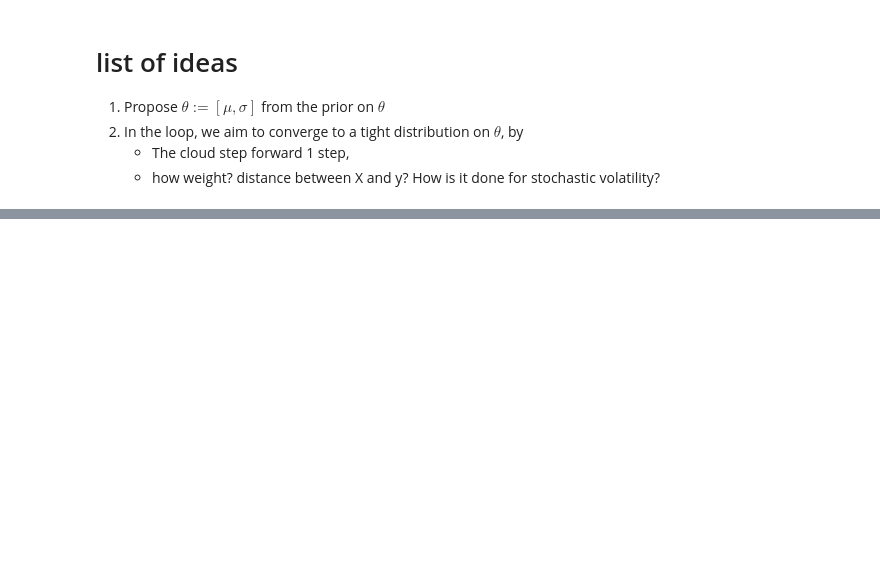
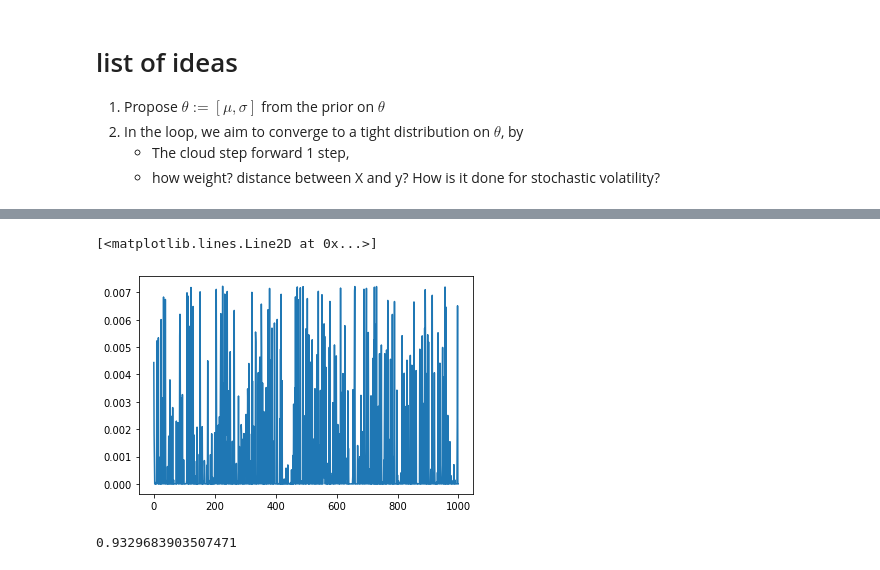
Before and after one commit to robineriksson/BayesOP, a Jupyter notebook: NOTEBOOKS/particlefilter.ipynb, the cells around one changed output, grey strips where cells are left out. Cells and saved outputs as stored; diff of their text form; code cells hidden in the pictures; blank space fills up the shorter version.

```diff
--- a/NOTEBOOKS/particlefilter.ipynb
+++ b/NOTEBOOKS/particlefilter.ipynb
@@ -165,0 +151,37 @@ def PF(y, X0, mu, sigma, T, N, M):
+# %%
+def PF(y, mu, sigma, M, m0=1, s0=0.1):
+    N = len(y)
+
+
+    # inital guess from prior
+    X = np.random.normal(mu, 1, [M,N])
+    # inital weights
+    w = np.ones(M)/M
+    # start the procedure
+    for i in range(N):
+        ## resample
+        a = np.random.choice(M, size=M, replace=True, p=w)
+
+        ## propagate
+        X[:,i] = np.random.normal(size=M, loc=X[a,i], scale=s0)
+
+        ## weight
+        w = norm.pdf(x=y[i], loc=X[:,i], scale=sigma)
+        ## normalize
+        w /= sum(w)
+
+    return(X, w)
+# %%
+Y = GBM(X0, mu, sigma, T, N=1000, M=1)
+y = Y[2:-1] / Y[1:-2]
+# %%
+X, w = PF(y, mu=mu*1.1, sigma=sigma, M=1000, m0=1, s0=0.1)
+# %%
+plt.plot(w)
+# %% [output]
+[<matplotlib.lines.Line2D at 0x...>]
+[figure, added]
+# %%
+np.dot(X[:,-1],w)
+# %% [output]
+0.9329683903507471
```
Also changed, not shown: parts of 9 cells of this notebook.
